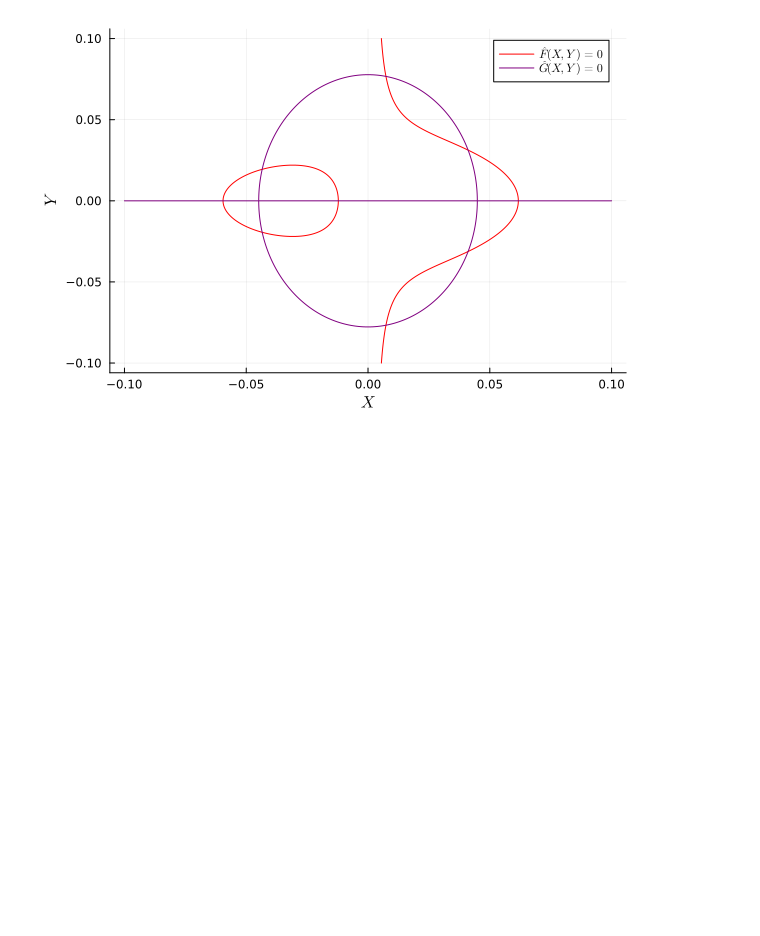
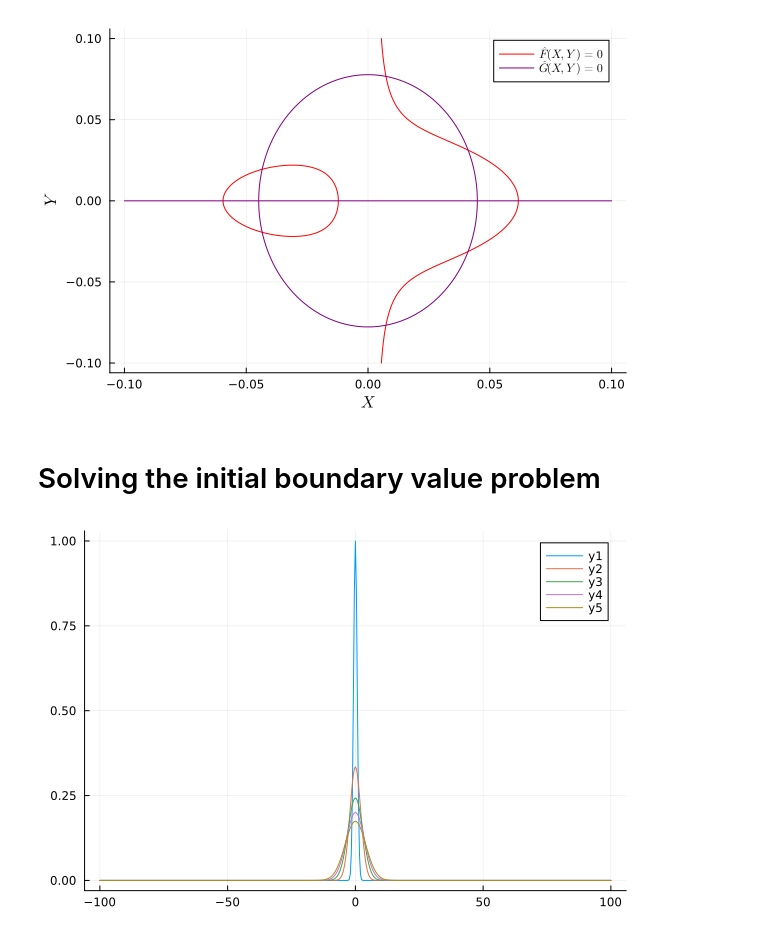
Before and after one commit to j-bowhay/Maths-Experiments, a Jupyter notebook: PDEs/reaction_diffusion/wave_pinning/wave_pinned_patterns.ipynb, the cells around one changed output. Drawn from its saved outputs; the diff is of its cells as text; code cells hidden in the pictures; blank space fills up the shorter version.

```diff
--- a/PDEs/reaction_diffusion/wave_pinning/wave_pinned_patterns.ipynb
+++ b/PDEs/reaction_diffusion/wave_pinning/wave_pinned_patterns.ipynb
@@ -110,3 +110,5 @@ xlabel!(L"X")
 ylabel!(L"Y")
 # %% [output]
 [figure]
+# %% [markdown]
+# Solving the initial boundary value problem
@@ -112,0 +172,8 @@ ylabel!(L"Y")
+# %%
+plot(x_discrete, sol.u[1][i_A_star])
+plot!(x_discrete, sol.u[2][i_A_star])
+plot!(x_discrete, sol.u[3][i_A_star])
+plot!(x_discrete, sol.u[4][i_A_star])
+plot!(x_discrete, sol.u[5][i_A_star])
+# %% [output]
+[figure, added]
```
Also changed, not shown: parts of 1 cell of this notebook, 1 other file.
